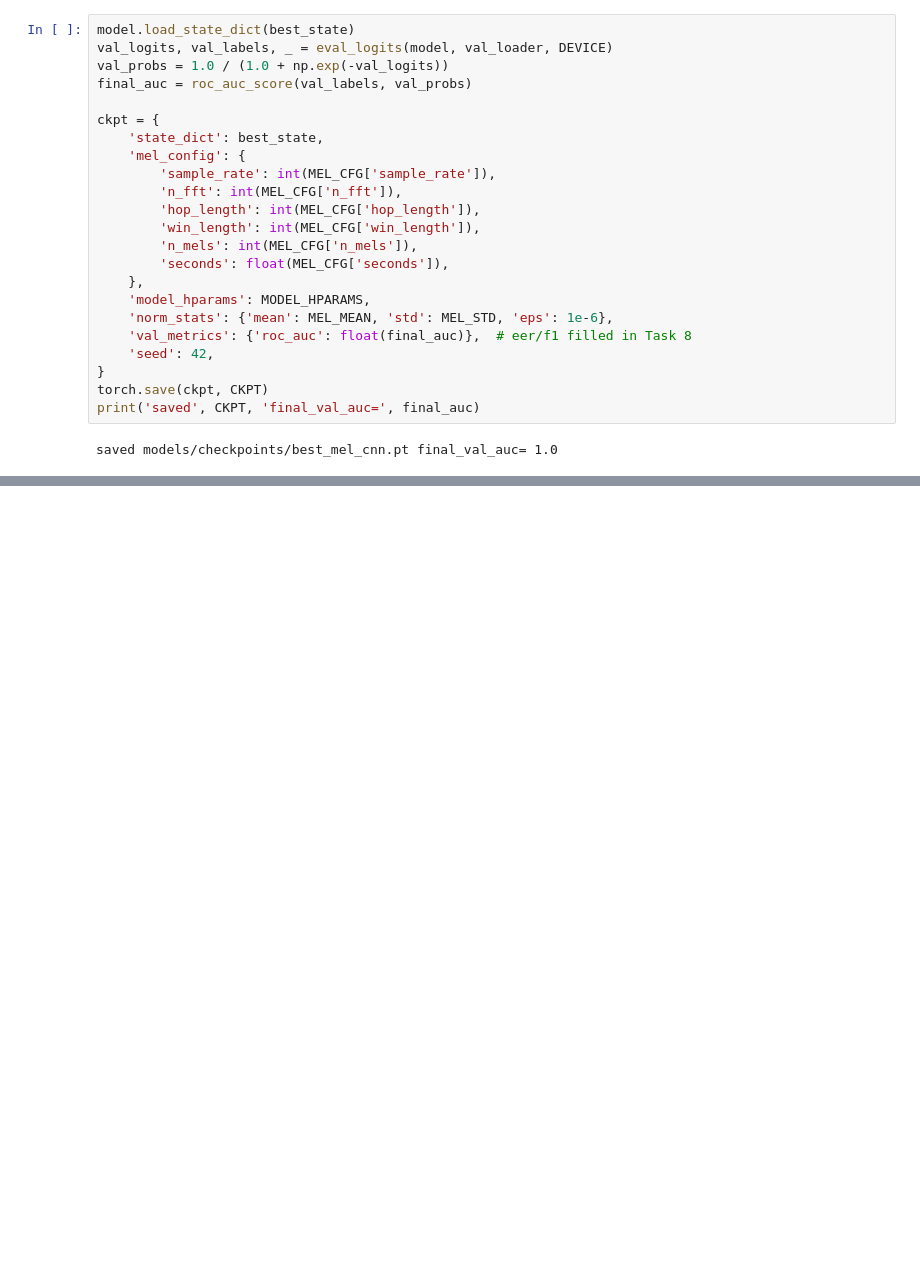
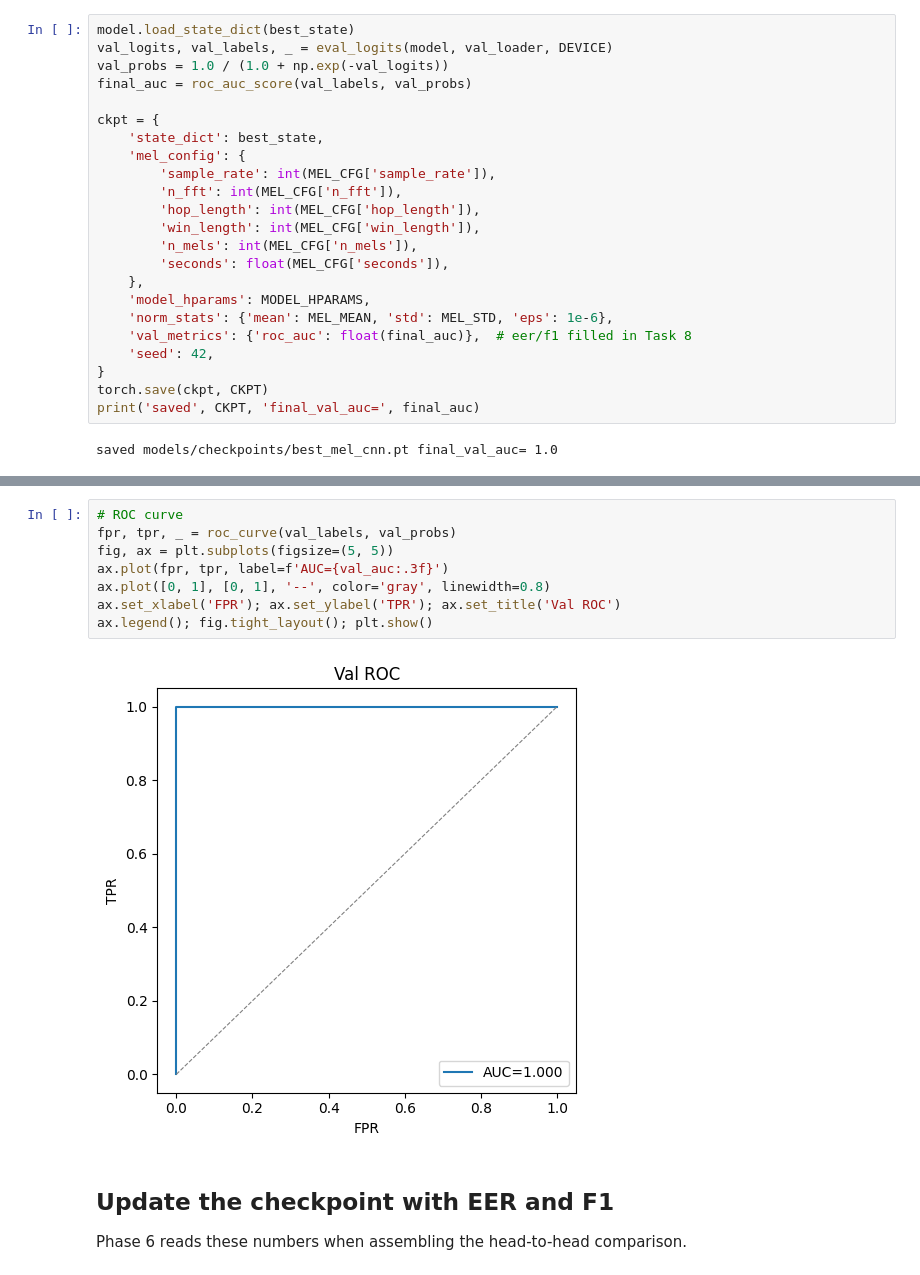
Before and after one commit to Fgram-devAI/mavosdd-audiovisual-deepfake-detection, a Jupyter notebook: notebooks/01_mel_cnn_baseline.ipynb, the cells around one changed output, grey strips where cells are left out. Saved outputs shown, nothing was run; the diff lists cells and outputs as text; blank space fills up the shorter version.

```diff
--- a/notebooks/01_mel_cnn_baseline.ipynb
+++ b/notebooks/01_mel_cnn_baseline.ipynb
@@ -362,0 +435,14 @@ saved models/checkpoints/best_mel_cnn.pt final_val_auc= 1.0
+# %%
+# ROC curve
+fpr, tpr, _ = roc_curve(val_labels, val_probs)
+fig, ax = plt.subplots(figsize=(5, 5))
+ax.plot(fpr, tpr, label=f'AUC={val_auc:.3f}')
+ax.plot([0, 1], [0, 1], '--', color='gray', linewidth=0.8)
+ax.set_xlabel('FPR'); ax.set_ylabel('TPR'); ax.set_title('Val ROC')
+ax.legend(); fig.tight_layout(); plt.show()
+# %% [output]
+[figure, added]
+# %% [markdown]
+## Update the checkpoint with EER and F1
+
+Phase 6 reads these numbers when assembling the head-to-head comparison.
```
Also changed, not shown: parts of 5 cells of this notebook.
